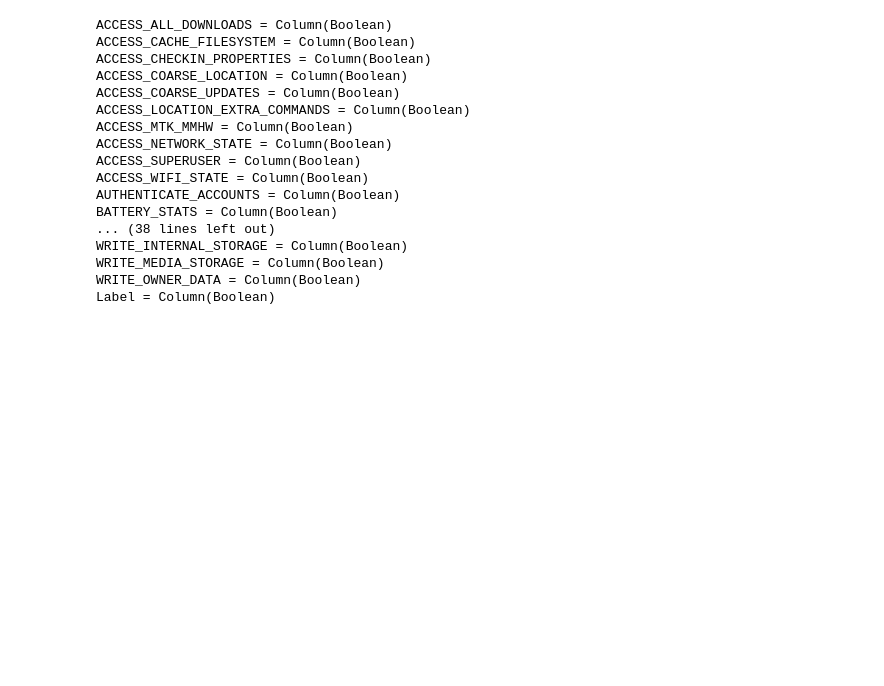
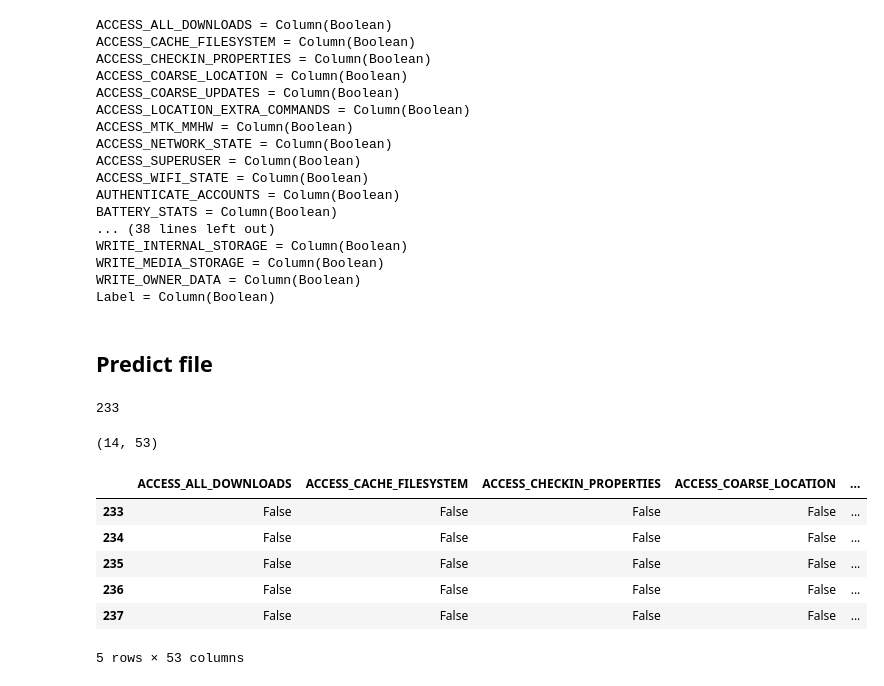
Before and after one commit to TayJen/ml_services_dev_workshop, a Jupyter notebook: if_needed/notebooks/prepare_the_data.ipynb, the cells around one changed output. Drawn from its saved outputs; the diff is of its cells as text; code cells hidden in the pictures; blank space fills up the shorter version.

Commit message:
add data for predict

```diff
--- a/if_needed/notebooks/prepare_the_data.ipynb
+++ b/if_needed/notebooks/prepare_the_data.ipynb
@@ -171,3 +171,25 @@ WRITE_INTERNAL_STORAGE = Column(Boolean)
 WRITE_MEDIA_STORAGE = Column(Boolean)
 WRITE_OWNER_DATA = Column(Boolean)
 Label = Column(Boolean)
+# %% [markdown]
+## Predict file
+# %%
+a = np.random.randint(0, 4464)
+a
+# %% [output]
+233
+# %%
+mini_df = df.loc[a: a+13, :].drop("Label", axis=1).copy()
+mini_df.shape
+# %% [output]
+(14, 53)
+# %%
+mini_df.head()
+# %% [output]
+|  | ACCESS_ALL_DOWNLOADS | ACCESS_CACHE_FILESYSTEM | ACCESS_CHECKIN_PROPERTIES | ACCESS_COARSE_LOCATION | ... |
+| 233 | False | False | False | False | ... |
+| 234 | False | False | False | False | ... |
+| 235 | False | False | False | False | ... |
+| 236 | False | False | False | False | ... |
+| 237 | False | False | False | False | ... |
+5 rows × 53 columns
```
Also changed, not shown: parts of 1 cell of this notebook, 3 other files.
